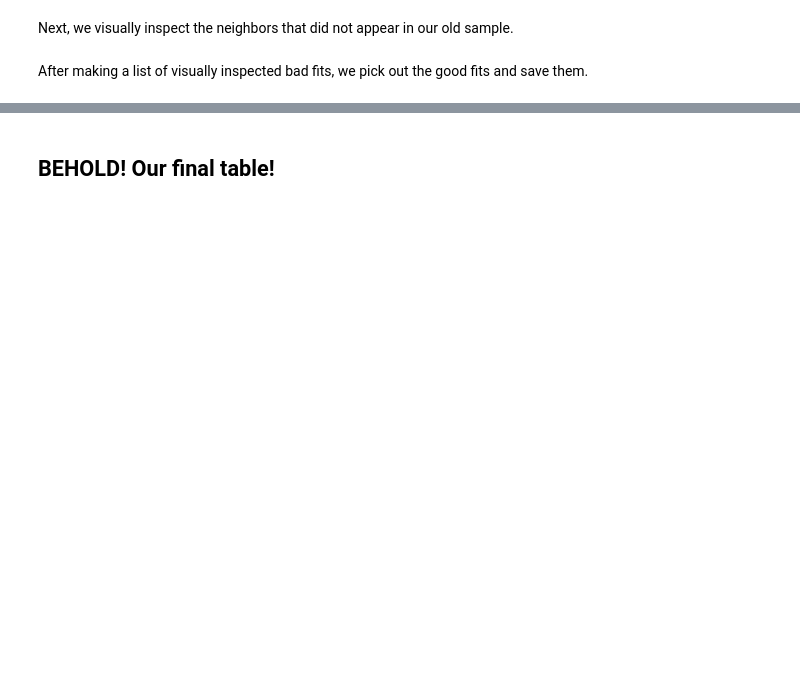
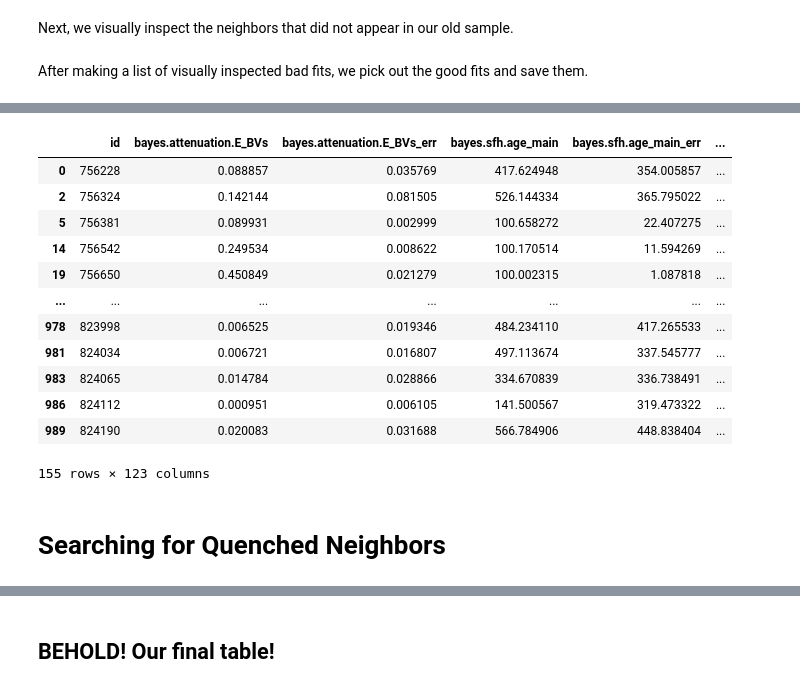
Before and after one commit to nguyenbinh1612/quenched, a Jupyter notebook: eliminate_neighbors.ipynb, the cells around one changed output, grey strips where cells are left out. Saved outputs shown, nothing was run; the diff lists cells and outputs as text; code cells hidden in the pictures; blank space fills up the shorter version.

```diff
--- a/eliminate_neighbors.ipynb
+++ b/eliminate_neighbors.ipynb
@@ -283,10 +269,18 @@ good_fits_2 = np.setdiff1d(other_new_fits, new_bad_fits_idx)
 # now, we make a PDF file of all the plots of the new fits. this is so that it's easier to visually inspect them all
 import PyPDF2, os
 
+# this creates a secondary list that saves only the IDs of the non-bad fits that have plots
+# which we've visually inspected--i.e. fits that have been confirmed to be good.
+good_fits_2 = []
+
 pdfiles = []
 for filename in os.listdir('out/'):
-    if filename[0:6] in str(good_fits_2) and filename.endswith('.pdf'):
+    if filename[0:6] in str(other_fits) and filename.endswith('.pdf'):
         pdfiles.append(filename)
+
+        # this saves the names of only the fits that are non-bad and have plots which
+        # we've visually inspected, i.e. fits we've confirmed to be good
+        good_fits_2.append(float(filename[0:6]))
 
 pdfiles.sort(key = str.lower)
 
@@ -379,0 +302,18 @@ info_good_fits_nebular = cigale_data.loc[cigale_data['id'].isin(good_fits_nebula
+# %%
+info_good_fits
+# %% [output]
+|  | id | bayes.attenuation.E_BVs | bayes.attenuation.E_BVs_err | bayes.sfh.age_main | bayes.sfh.age_main_err | ... |
+| 0 | 756228 | 0.088857 | 0.035769 | 417.624948 | 354.005857 | ... |
+| 2 | 756324 | 0.142144 | 0.081505 | 526.144334 | 365.795022 | ... |
+| 5 | 756381 | 0.089931 | 0.002999 | 100.658272 | 22.407275 | ... |
+| 14 | 756542 | 0.249534 | 0.008622 | 100.170514 | 11.594269 | ... |
+| 19 | 756650 | 0.450849 | 0.021279 | 100.002315 | 1.087818 | ... |
+| ... | ... | ... | ... | ... | ... | ... |
+| 978 | 823998 | 0.006525 | 0.019346 | 484.234110 | 417.265533 | ... |
+| 981 | 824034 | 0.006721 | 0.016807 | 497.113674 | 337.545777 | ... |
+| 983 | 824065 | 0.014784 | 0.028866 | 334.670839 | 336.738491 | ... |
+| 986 | 824112 | 0.000951 | 0.006105 | 141.500567 | 319.473322 | ... |
+| 989 | 824190 | 0.020083 | 0.031688 | 566.784906 | 448.838404 | ... |
+155 rows × 123 columns
+# %% [markdown]
+# Searching for Quenched Neighbors
```
Also changed, not shown: parts of 41 cells of this notebook, 17 other files.
